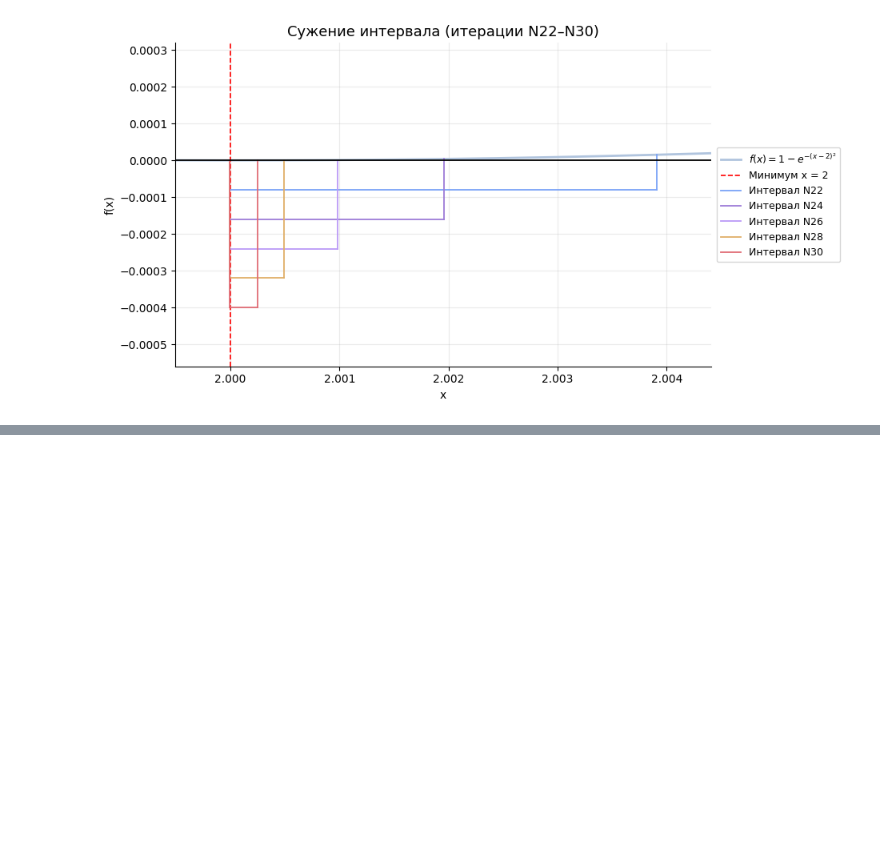
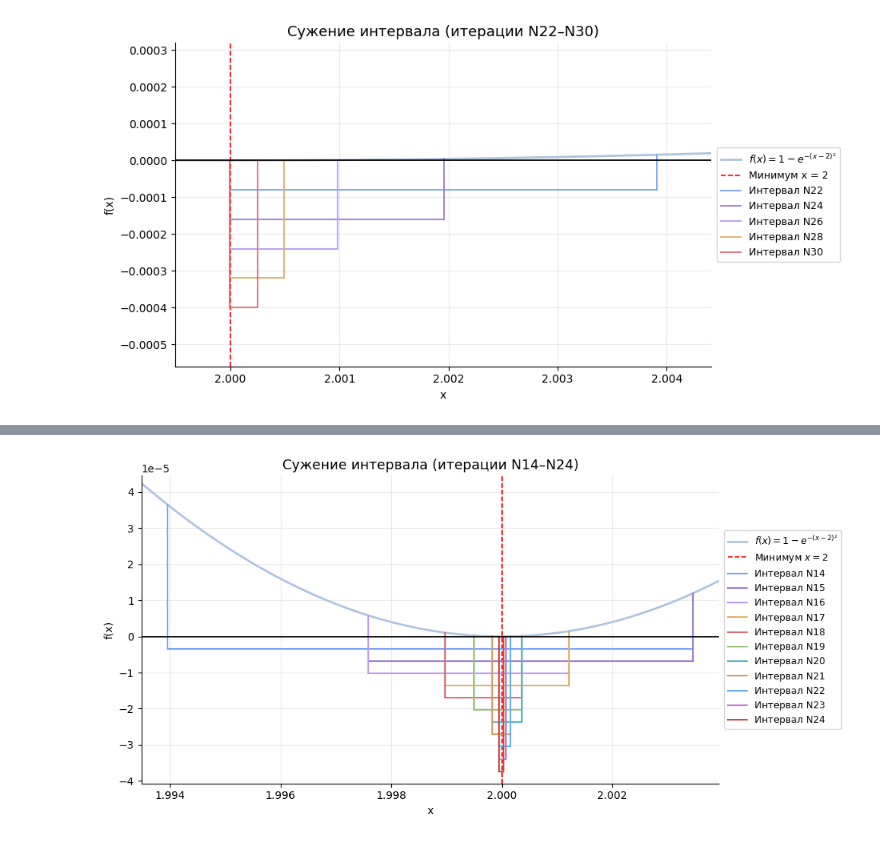
Before and after one commit to mnasonovy/optimization-methods, a Jupyter notebook: lab_1/grafics.ipynb, the cells around one changed output, grey strips where cells are left out. Drawn from its saved outputs; the diff is of its cells as text; code cells hidden in the pictures; blank space fills up the shorter version.

```diff
--- a/lab_1/grafics.ipynb
+++ b/lab_1/grafics.ipynb
@@ -274,0 +399,69 @@ plt.show()
+# %%
+import numpy as np
+import matplotlib.pyplot as plt
+
+# Целевая функция
+def f(x):
+    return 1 - np.exp(-(x - 2)**2)
+
+# История сужения интервалов (N14–N24) — метод золотого сечения
+history = [
+    (1.993962, 2.003452),   # N14
+    (1.997587, 2.003452),   # N15
+    (1.997587, 2.001211),   # N16
+    (1.998971, 2.001211),   # N17
+    (1.998971, 2.000356),   # N18
+    (1.999500, 2.000356),   # N19
+    (1.999827, 2.000356),   # N20
+    (1.999827, 2.000154),   # N21
+    (1.999952, 2.000154),   # N22
+    (1.999952, 2.000077),   # N23
+    (1.999952, 2.000029),   # N24
+]
+
+# --- Автоматические границы по X ---
+a_min = min(a for a, _ in history)
+b_max = max(b for _, b in history)
+pad = (b_max - a_min) * 0.05
+x_left, x_right = a_min - pad, b_max + pad
+
+x = np.linspace(x_left, x_right, 600)
+y = f(x)
+
+fig, ax = plt.subplots(figsize=(10, 5))
+ax.plot(x, y, color='lightsteelblue', lw=2, label=r'$f(x) = 1 - e^{-(x - 2)^2}$')
+ax.axvline(2, color='red', linestyle='--', lw=1.2, label='Минимум $x = 2$')
+
+# Палитра цветов
+colors = [
+    '#7aa2f7', '#9d7cd8', '#bb9af7', '#e0af68', '#e06c75',
+    '#98c379', '#56b6c2', '#d19a66', '#61afef', '#c678dd', '#be5046'
+]
+
+# Построение интервалов
+step = abs(y.max()) * 0.08
+for i, (a_i, b_i) in enumerate(history):
+    color = colors[i % len(colors)]
+    y_bottom = -step * (i + 1)
+    ax.plot([a_i, a_i], [y_bottom, f(a_i)], color=color, lw=1.5)
+    ax.plot([b_i, b_i], [y_bottom, f(b_i)], color=color, lw=1.5)
+    ax.plot([a_i, b_i], [y_bottom, y_bottom], color=color, lw=1.5, label=f'Интервал N{14 + i}')
+
+# Оформление
+ax.axhline(0, color='black', lw=1.3)
+ax.spines['top'].set_visible(False)
+ax.spines['right'].set_visible(False)
+y_top = y.max() + (y.max() * 0.05)
+y_bottom = -step * (len(history) + 1)
+ax.set_ylim(y_bottom, y_top)
+ax.set_xlim(x_left, x_right)
+
+ax.set_title('Сужение интервала (итерации N14–N24)', fontsize=13)
+ax.set_xlabel('x')
+ax.set_ylabel('f(x)')
+ax.legend(loc='center left', bbox_to_anchor=(1, 0.5), fontsize=9)
+ax.grid(True, alpha=0.25)
+plt.tight_layout()
+plt.show()
+# %% [output]
+[figure, added]
```
Also changed, not shown: parts of 2 cells of this notebook, 1 other file.
